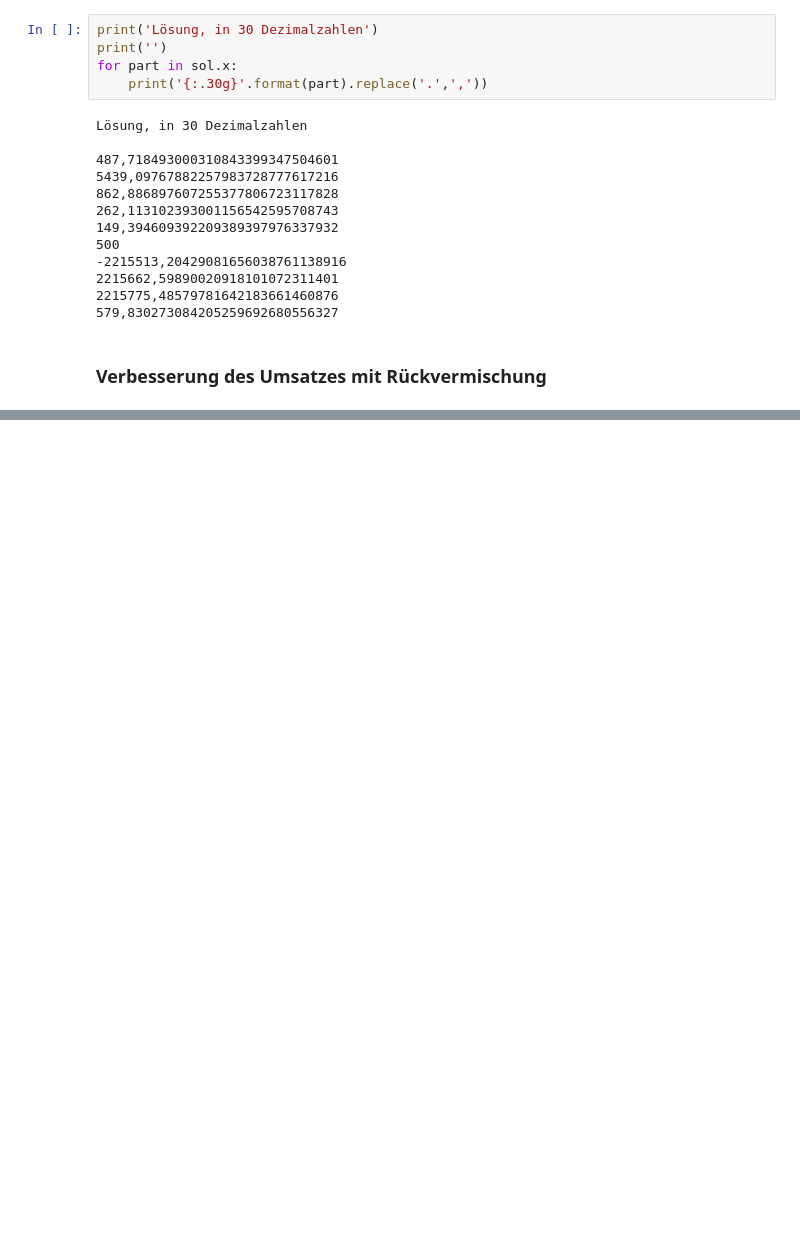
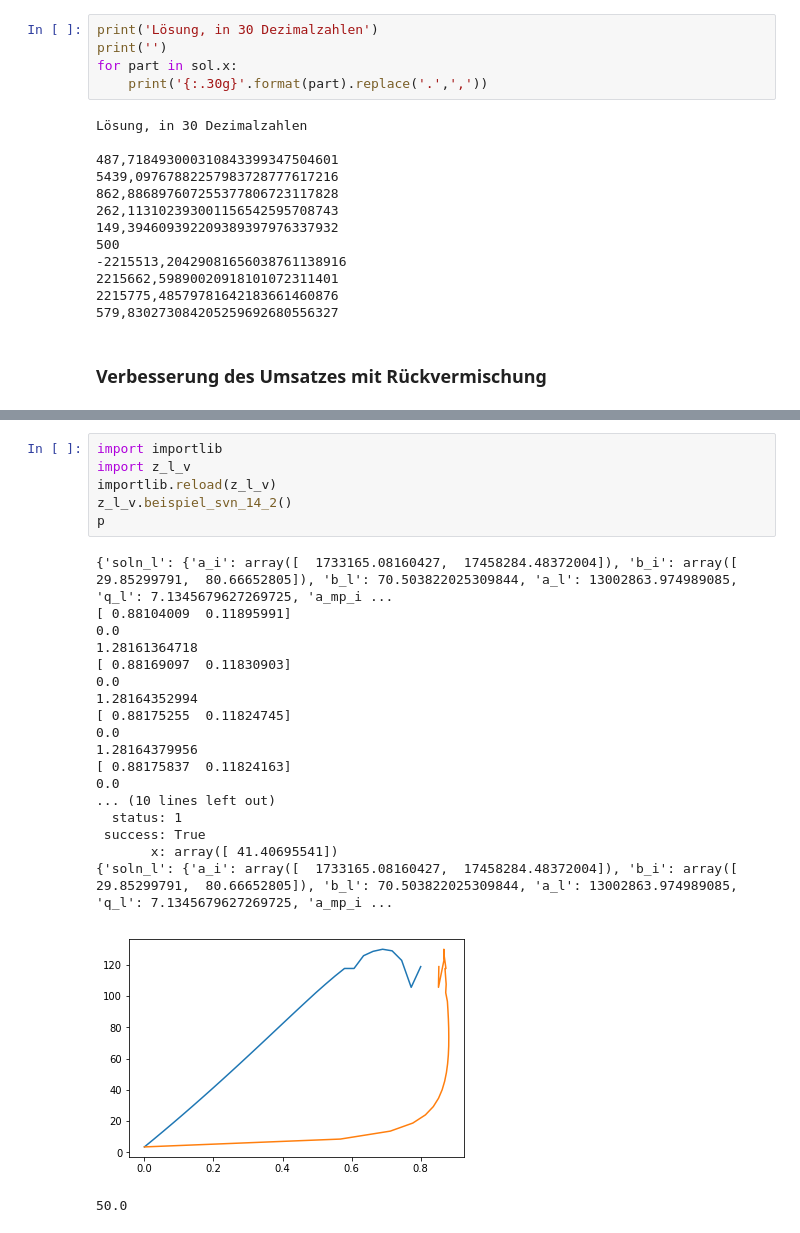
Before and after one commit to santiago-salas-v/walas, a Jupyter notebook: PAT MeOH Syn_adiabat_mit_Rueckfuehrung.ipynb, the cells around one changed output, grey strips where cells are left out. Saved outputs shown, nothing was run; the diff lists cells and outputs as text; blank space fills up the shorter version.

```diff
--- a/PAT MeOH Syn_adiabat_mit_Rueckfuehrung.ipynb
+++ b/PAT MeOH Syn_adiabat_mit_Rueckfuehrung.ipynb
@@ -540,0 +521,26 @@ NameError: name 'xvec' is not defined
+# %%
+import importlib
+import z_l_v
+importlib.reload(z_l_v)
+z_l_v.beispiel_svn_14_2()
+p
+# %% [output]
+{'soln_l': {'a_i': array([  1733165.08160427,  17458284.48372004]), 'b_i': array([ 29.85299791,  80.66652805]), 'b_l': 70.503822025309844, 'a_l': 13002863.974989085, 'q_l': 7.1345679627269725, 'a_mp_i ...
+[ 0.88104009  0.11895991]
+0.0
+1.28161364718
+[ 0.88169097  0.11830903]
+0.0
+1.28164352994
+[ 0.88175255  0.11824745]
+0.0
+1.28164379956
+[ 0.88175837  0.11824163]
+0.0
+... (10 lines left out)
+  status: 1
+ success: True
+       x: array([ 41.40695541])
+{'soln_l': {'a_i': array([  1733165.08160427,  17458284.48372004]), 'b_i': array([ 29.85299791,  80.66652805]), 'b_l': 70.503822025309844, 'a_l': 13002863.974989085, 'q_l': 7.1345679627269725, 'a_mp_i ...
+[figure, added]
+50.0
```
Also changed, not shown: parts of 4 cells of this notebook.
